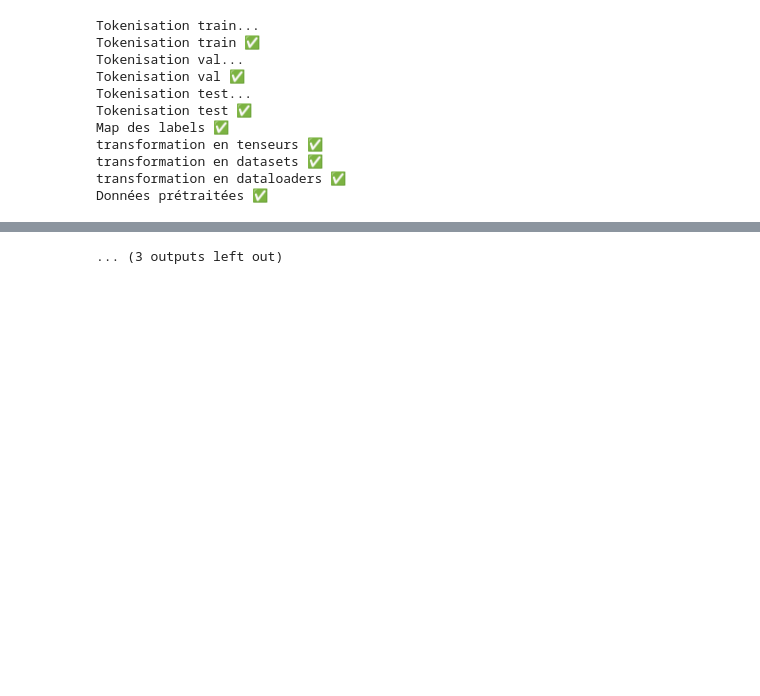
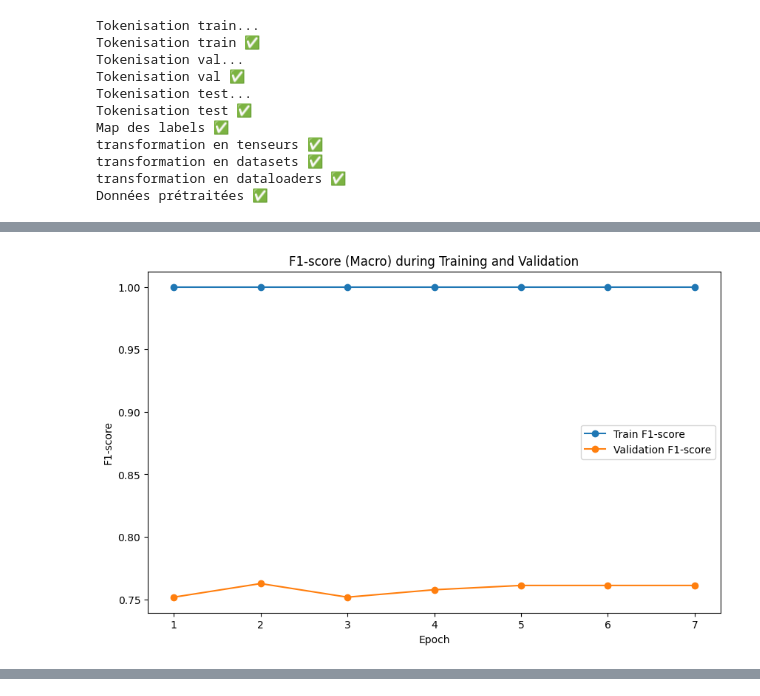
Before and after one commit to Saad123654/Challenge_tech, a Jupyter notebook: notebooks/finetune_roberta.ipynb, the cells around one changed output, grey strips where cells are left out. Drawn from its saved outputs; the diff is of its cells as text; code cells hidden in the pictures; blank space fills up the shorter version.

```diff
--- a/notebooks/finetune_roberta.ipynb
+++ b/notebooks/finetune_roberta.ipynb
@@ -135,8 +156,0 @@ label_mapping
-# %%
-# Fonction de perte pour la classification
-# Définir les poids pour chaque classe
-class_weights = torch.tensor([1.0,1.0,1.0, 3.0, 1.0,1.0,1.0,1.0,1.0]) # 'lost_luggage' (classe 3) a un poids de 3 car on veut mieux le prédire
-
-
-# Définir la fonction de perte pondérée
-loss_fn = torch.nn.CrossEntropyLoss(weight=class_weights)
@@ -143,6 +198,6 @@ loss_fn = torch.nn.CrossEntropyLoss(weight=class_weights)
 # %%
 # Nombre d'époques et paramètres pour l'early stopping
-epochs = 50
+epochs = 60
 patience = 5 # Nombre d'époques sans amélioration avant l'arrêt anticipé
 best_f1 = 0
 patience_counter = 0
@@ -225,7 +280,7 @@ for epoch in range(epochs):
     val_f1_scores.append(val_f1)
 
     # Early stopping : vérification de l'amélioration du F1-score sur le jeu de validation
-    if val_f1 > best_f1:
+    if val_f1 >= best_f1:
         best_f1 = val_f1
         patience_counter = 0  # Réinitialiser le compteur
     else:
@@ -259,0 +316 @@ Epoch 7/50 - Train Loss: 0.0004 - Train Accuracy: 1.0000 - Train F1: 1.0000 - Va
+[figure, added]
@@ -265 +317,0 @@ Epoch 12/50 - Train Loss: 0.0002 - Train Accuracy: 1.0000 - Train F1: 1.0000 - V
-... (3 outputs left out)
```
Also changed, not shown: parts of 7 cells of this notebook, 1 other file.
